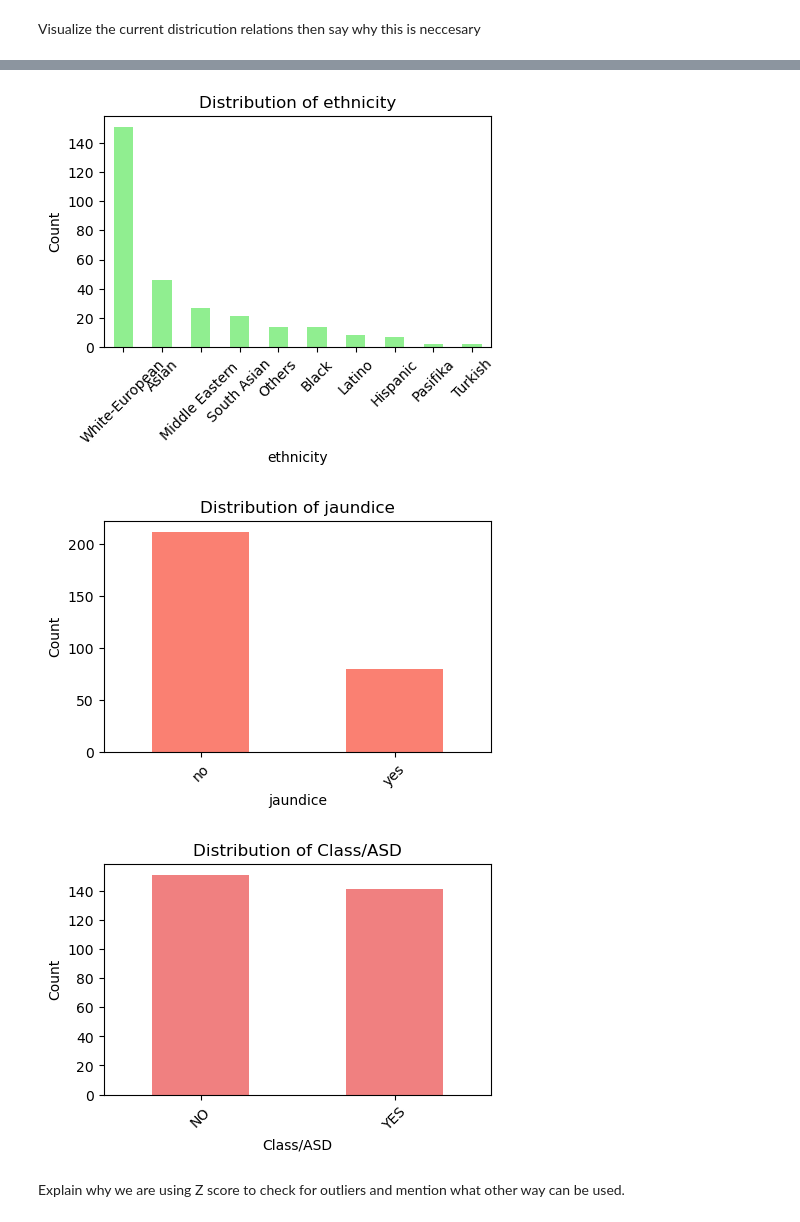
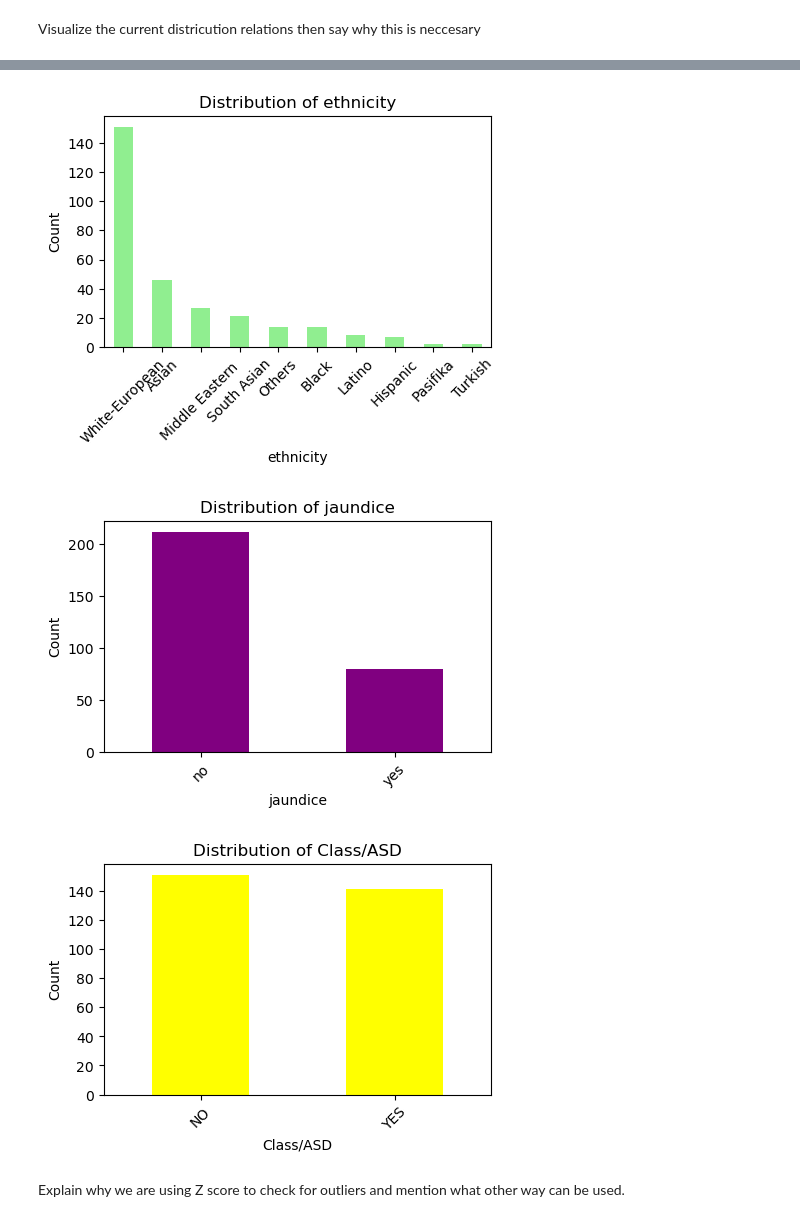
Before and after one commit to ElsieSerem/Autism-Predictive-model-in-Children, a Jupyter notebook: index.ipynb(7).ipynb, the cells around one changed output, grey strips where cells are left out. Saved outputs shown, nothing was run; the diff lists cells and outputs as text; code cells hidden in the pictures.

```diff
--- a/index.ipynb(7).ipynb
+++ b/index.ipynb(7).ipynb
@@ -257,27 +257,27 @@ Visualize the current districution relations then say why this is neccesary
 # %%
 import matplotlib.pyplot as plt
 import seaborn as sns
 from scipy import stats
 
 
 # Bar plot for categorical variables
 
 categorical_columns = ['gender', 'ethnicity', 'jaundice', 'Class/ASD']
-colors = ['skyblue', 'lightgreen', 'salmon', 'lightcoral', 'yellow']
+colors = ['skyblue', 'lightgreen', 'purple',  'yellow']
 
 for i, col in enumerate(categorical_columns):
     plt.figure(figsize=(5, 3))
     df[col].value_counts().plot(kind='bar', color=colors[i % len(colors)])
     plt.title(f'Distribution of {col}')
     plt.xlabel(col)
     plt.ylabel('Count')
     plt.xticks(rotation=45)
     plt.show()
 # %% [output]
 [figure]
 [figure]
-[figure, old version]
+[figure, new version]
-[figure, old version]
+[figure, new version]
 # %% [markdown]
 Explain why we are using Z score to check for outliers and mention what other way can be used.
 # %% [markdown]
```
Also changed, not shown: parts of 1 cell of this notebook.
